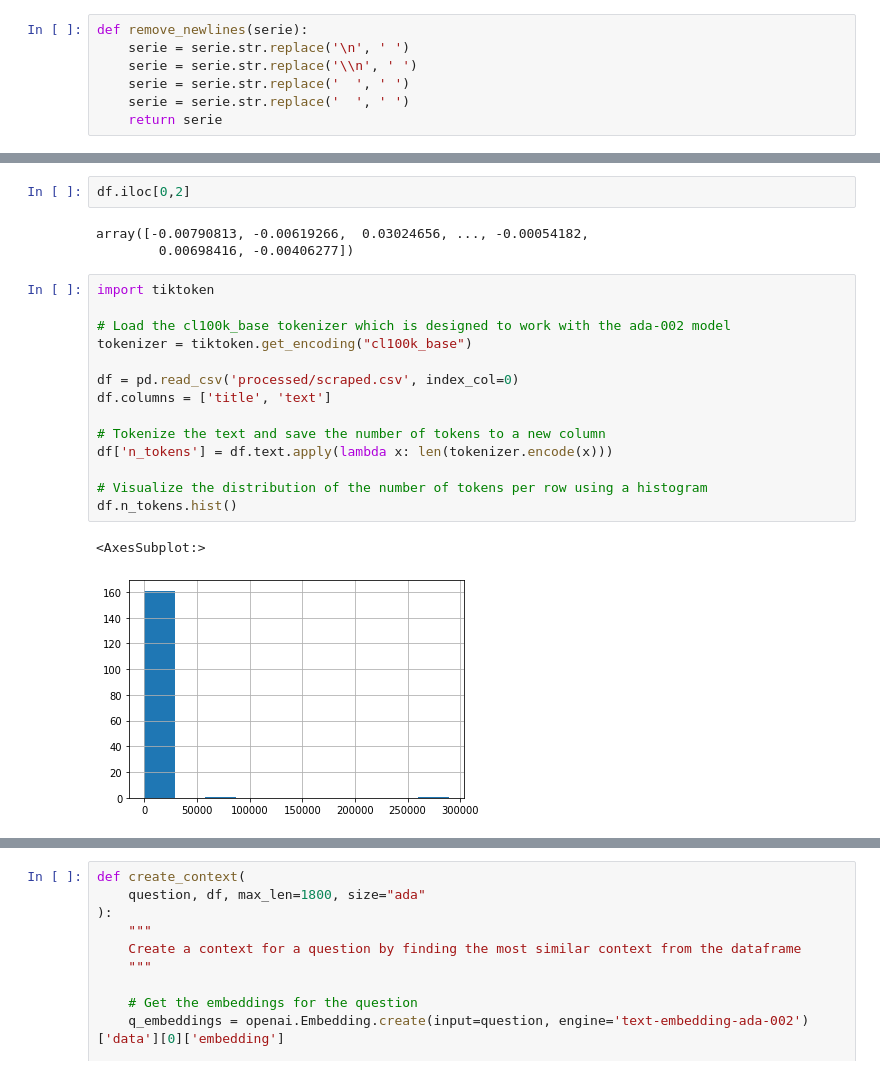
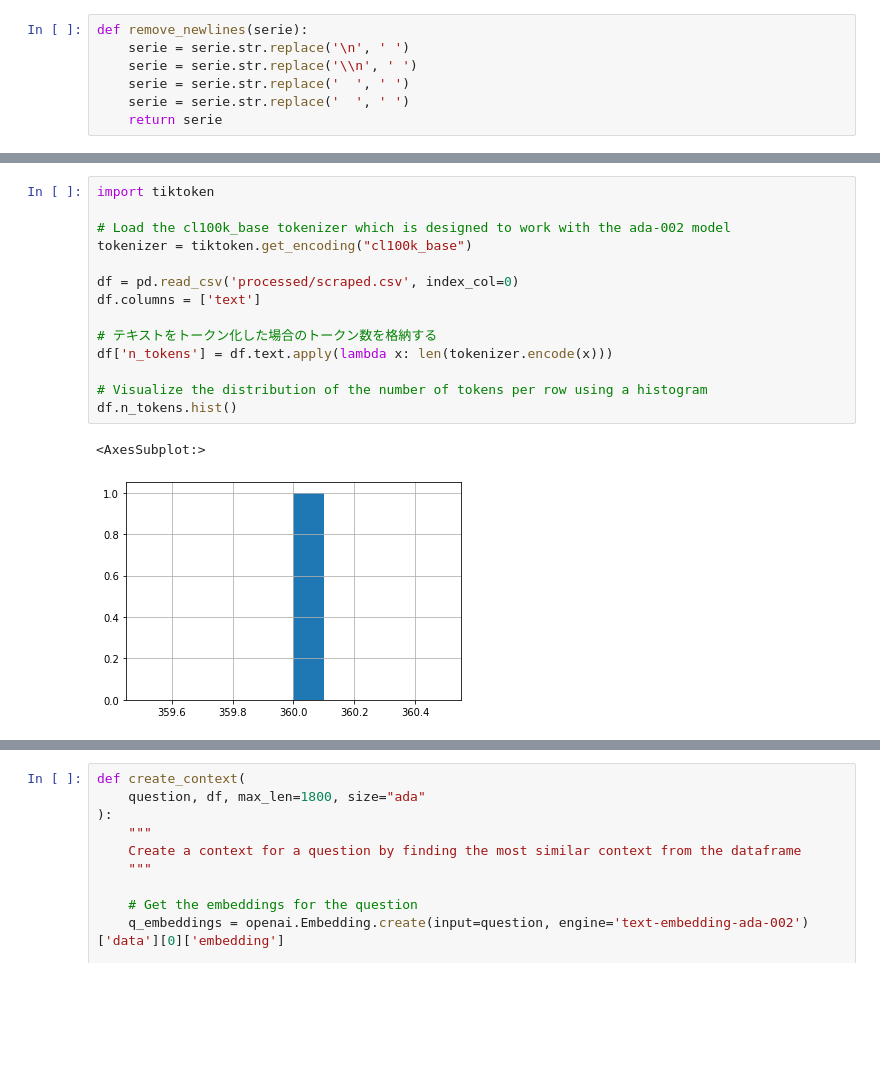
Before and after one commit to philosophynote/machine_learning, a Jupyter notebook: chatgpt.ipynb, the cells around one changed output, grey strips where cells are left out. Drawn from its saved outputs; the diff is of its cells as text; blank space fills up the shorter version.

```diff
--- a/chatgpt.ipynb
+++ b/chatgpt.ipynb
@@ -250,25 +276,20 @@ df.head(20)
-# %%
-df.iloc[0,2]
-# %% [output]
-array([-0.00790813, -0.00619266,  0.03024656, ..., -0.00054182,
-        0.00698416, -0.00406277])
 # %%
 import tiktoken
 
 # Load the cl100k_base tokenizer which is designed to work with the ada-002 model
 tokenizer = tiktoken.get_encoding("cl100k_base")
 
 df = pd.read_csv('processed/scraped.csv', index_col=0)
-df.columns = ['title', 'text']
+df.columns = ['text']
 
-# Tokenize the text and save the number of tokens to a new column
+# テキストをトークン化した場合のトークン数を格納する
 df['n_tokens'] = df.text.apply(lambda x: len(tokenizer.encode(x)))
 
 # Visualize the distribution of the number of tokens per row using a histogram
 df.n_tokens.hist()
 # %% [output]
 <AxesSubplot:>
-[figure, old version]
+[figure, new version]
 # %%
 max_tokens = 500
 
```
Also changed, not shown: parts of 19 cells of this notebook.
